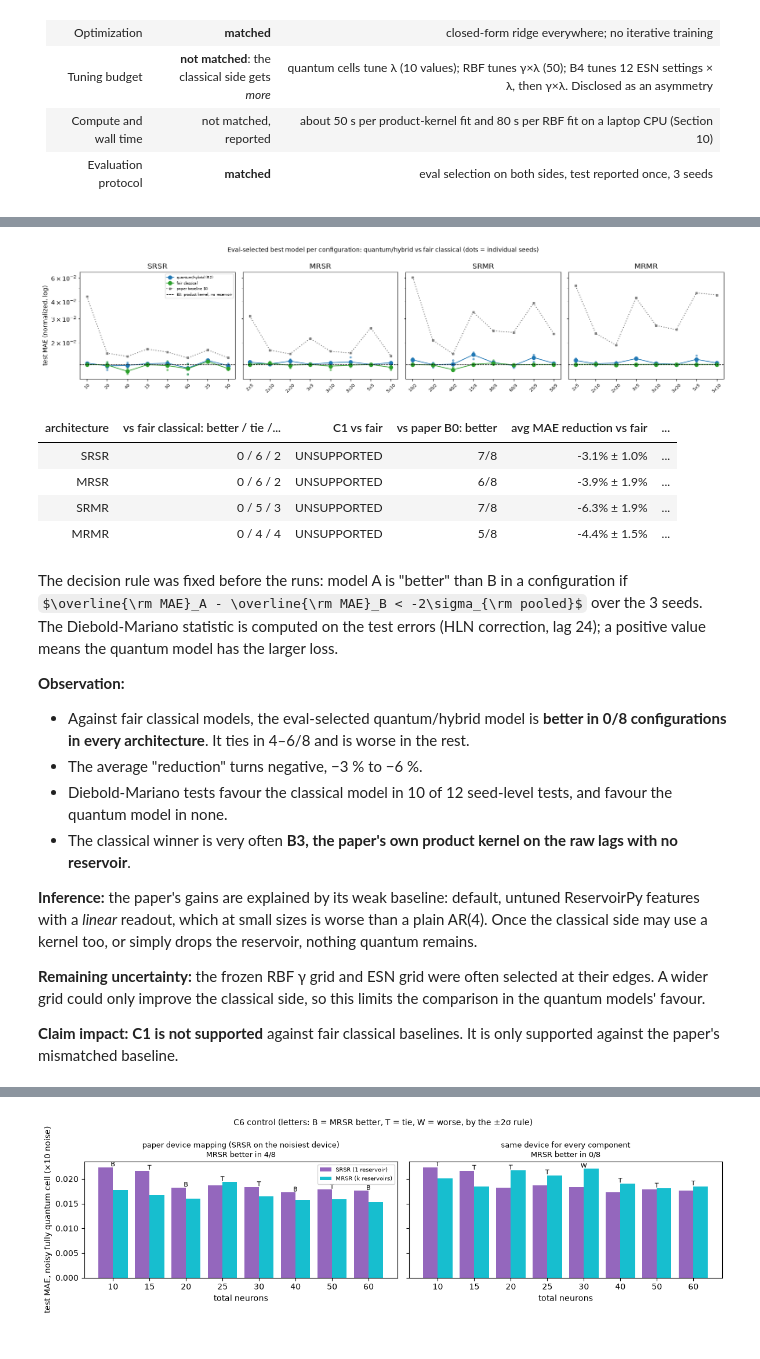
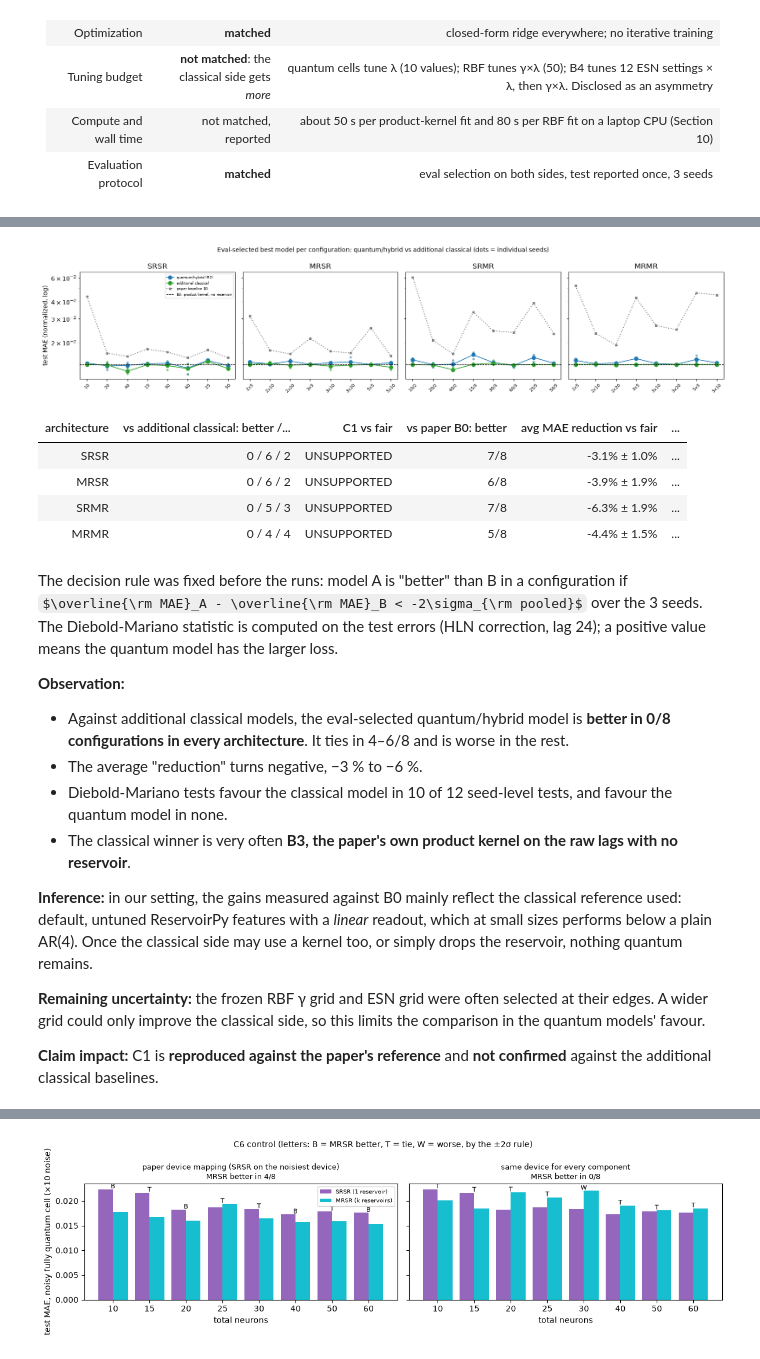
Before and after one commit to jricc/reproduced_papers, a Jupyter notebook: papers/distributed_qrc/notebook.ipynb, the cells around one changed output, grey strips where cells are left out. Saved outputs shown, nothing was run; the diff lists cells and outputs as text; code cells hidden in the pictures; some formulas as TeX source.

Commit message:
distributed_qrc: review pass (tables, figures, tone, references)

```diff
--- a/papers/distributed_qrc/notebook.ipynb
+++ b/papers/distributed_qrc/notebook.ipynb
@@ -361,7 +397,7 @@ for arch, exp in ARCHS.items():
     df = pd.read_csv(RESULTS / f"{exp}-R2_vs_paper.csv")
     for cell in ["quantum_ideal|quantum_kernel_ideal", "classical|quantum_kernel_ideal", "quantum_ideal|linear", "classical|linear", "quantum_noisy|quantum_kernel_noisy"]:
         g = df[(df.reservoir + "|" + df.readout) == cell]
-        rows.append({"architecture": arch.upper(), "cell": cell, "configs within 12 %": f"{int((g.mae_rel.abs() <= 0.12).sum())}/8",
+        rows.append({"architecture": arch.upper(), "paper tables": ", ".join(sorted(set(g.paper_table), key=lambda t: int(t[1:]))), "cell": cell, "configs within 5 %": f"{int((g.mae_rel.abs() <= 0.05).sum())}/8", "configs within 12 %": f"{int((g.mae_rel.abs() <= 0.12).sum())}/8",
                      "median rel. Δ MAE": g.mae_rel.median(), "ours (mean MAE)": g.mae_ours.mean(), "paper (mean MAE)": g.mae_paper.mean()})
 cell_table = pd.DataFrame(rows)
 display(cell_table.style.format({"median rel. Δ MAE": "{:+.0%}", "ours (mean MAE)": "{:.4f}", "paper (mean MAE)": "{:.4f}"}).hide(axis="index"))
@@ -474,10 +510,10 @@ for arch in ARCHS:
         q, c, m = (sel[k]["picks"] for k in ("quantum", "fair_classical", "merlin"))
         rows.append({"arch": arch.upper(), "config": config,
                      "quantum (eval-sel.)": np.mean([p["test_mae"] for p in q]), "q seeds": " ".join(f"{p['test_mae']:.4f}" for p in q),
-                     "fair classical (eval-sel.)": np.mean([p["test_mae"] for p in c]), "c seeds": " ".join(f"{p['test_mae']:.4f}" for p in c),
+                     "additional classical (eval-sel.)": np.mean([p["test_mae"] for p in c]), "c seeds": " ".join(f"{p['test_mae']:.4f}" for p in c),
                      "classical cell(s)": ", ".join(sorted({p["cell"] for p in c})),
                      "paper baseline B0": a["per_configuration"][config]["classical|linear"]["mean"],
                      "verdict": a["claims"]["C1_vs_fair_classical"]["configurations"][config]["verdict"]})
 fair_table = pd.DataFrame(rows)
-display(fair_table.style.format({"quantum (eval-sel.)": "{:.4f}", "fair classical (eval-sel.)": "{:.4f}", "paper baseline B0": "{:.4f}"}).hide(axis="index"))
+display(fair_table.style.format({"quantum (eval-sel.)": "{:.4f}", "additional classical (eval-sel.)": "{:.4f}", "paper baseline B0": "{:.4f}"}).hide(axis="index"))
 # %% [output]
@@ -501,19 +537,19 @@ display(fair_table.style.format({"quantum (eval-sel.)": "{:.4f}", "fair classica
 # %%
 fig, axes = plt.subplots(1, 4, figsize=(16, 3.6), sharey=True)
 for ax, arch in zip(axes, ARCHS):
     sub = fair_table[fair_table.arch == arch.upper()]
     x = np.arange(len(sub))
-    for col, seeds, color, label in (("quantum (eval-sel.)", "q seeds", COLORS["quantum"], "quantum/hybrid (R2)"), ("fair classical (eval-sel.)", "c seeds", COLORS["classical"], "fair classical")):
+    for col, seeds, color, label in (("quantum (eval-sel.)", "q seeds", COLORS["quantum"], "quantum/hybrid (R2)"), ("additional classical (eval-sel.)", "c seeds", COLORS["classical"], "additional classical")):
         ax.plot(x, sub[col], color=color, marker="o", lw=1.2, label=label)
         for i, s in enumerate(sub[seeds]):  # individual seeds
             ax.scatter([i] * 3, [float(v) for v in s.split()], color=color, s=8, alpha=0.5)
     ax.plot(x, sub["paper baseline B0"], color=COLORS["b0"], ls=":", marker="s", ms=3, label="paper baseline B0")
     ax.axhline(fair["architectures"][arch]["per_configuration"][sub.config.iloc[0]]["raw_lags|quantum_kernel_ideal"]["mean"], color="k", ls="--", lw=0.8, label="B3: product kernel, no reservoir")
     ax.set_xticks(x, sub.config, rotation=45, fontsize=7); ax.set_yscale("log"); ax.set_title(arch.upper())
 axes[0].set_ylabel("test MAE (normalized, log)"); axes[0].legend(fontsize=6)
-fig.suptitle("Eval-selected best model per configuration: quantum/hybrid vs fair classical (dots = individual seeds)", fontsize=10); plt.tight_layout(); plt.show()
+fig.suptitle("Eval-selected best model per configuration: quantum/hybrid vs additional classical (dots = individual seeds)", fontsize=10); plt.tight_layout(); plt.show()
 # %% [output]
-[figure, old version]
+[figure, new version]
 # %%
 rows = []
 for arch in ARCHS:
@@ -521,13 +557,13 @@ for arch in ARCHS:
     c1, b0 = a["claims"]["C1_vs_fair_classical"], a["claims"]["C1_vs_paper_baseline_B0"]
     h = a["E7_headline_vs_fair_classical"]["mae"]
     dm = [r for r in a["diebold_mariano"]["rows"] if r["loss"] == "abs" and r["lag"] == 24]
-    rows.append({"architecture": arch.upper(), "vs fair classical: better / tie / worse": f"{c1['counts']['better']} / {c1['counts']['tie']} / {c1['counts']['worse']}",
+    rows.append({"architecture": arch.upper(), "vs additional classical: better / tie / worse": f"{c1['counts']['better']} / {c1['counts']['tie']} / {c1['counts']['worse']}",
                  "C1 vs fair": c1["outcome"], "vs paper B0: better": f"{b0['counts']['better']}/8",
                  "avg MAE reduction vs fair": f"{h['average']['mean']:+.1%} ± {h['average']['std']:.1%}",
                  f"DM at headline config (seeds 0,1,2)": " ".join(f"{r['dm']:+.1f}" for r in dm)})
 display(pd.DataFrame(rows).style.hide(axis="index"))
 # %% [output]
-| architecture | vs fair classical: better / tie /... | C1 vs fair | vs paper B0: better | avg MAE reduction vs fair | ... |
+| architecture | vs additional classical: better /... | C1 vs fair | vs paper B0: better | avg MAE reduction vs fair | ... |
 | SRSR | 0 / 6 / 2 | UNSUPPORTED | 7/8 | -3.1% ± 1.0% | ... |
 | MRSR | 0 / 6 / 2 | UNSUPPORTED | 6/8 | -3.9% ± 1.9% | ... |
 | SRMR | 0 / 5 / 3 | UNSUPPORTED | 7/8 | -6.3% ± 1.9% | ... |
@@ -536,16 +572,16 @@ display(pd.DataFrame(rows).style.hide(axis="index"))
 The decision rule was fixed before the runs: model A is "better" than B in a configuration if $\overline{\rm MAE}_A - \overline{\rm MAE}_B < -2\sigma_{\rm pooled}$ over the 3 seeds. The Diebold-Mariano statistic is computed on the test errors (HLN correction, lag 24); a positive value means the quantum model has the larger loss.
 
 **Observation:**
-- Against fair classical models, the eval-selected quantum/hybrid model is **better in 0/8 configurations in every architecture**. It ties in 4–6/8 and is worse in the rest.
+- Against additional classical models, the eval-selected quantum/hybrid model is **better in 0/8 configurations in every architecture**. It ties in 4–6/8 and is worse in the rest.
 - The average "reduction" turns negative, −3 % to −6 %.
 - Diebold-Mariano tests favour the classical model in 10 of 12 seed-level tests, and favour the quantum model in none.
 - The classical winner is very often **B3, the paper's own product kernel on the raw lags with no reservoir**.
 
-**Inference:** the paper's gains are explained by its weak baseline: default, untuned ReservoirPy features with a *linear* readout, which at small sizes is worse than a plain AR(4). Once the classical side may use a kernel too, or simply drops the reservoir, nothing quantum remains.
+**Inference:** in our setting, the gains measured against B0 mainly reflect the classical reference used: default, untuned ReservoirPy features with a *linear* readout, which at small sizes performs below a plain AR(4). Once the classical side may use a kernel too, or simply drops the reservoir, nothing quantum remains.
 
 **Remaining uncertainty:** the frozen RBF γ grid and ESN grid were often selected at their edges. A wider grid could only improve the classical side, so this limits the comparison in the quantum models' favour.
 
-**Claim impact:** **C1 is not supported** against fair classical baselines. It is only supported against the paper's mismatched baseline.
+**Claim impact:** C1 is **reproduced against the paper's reference** and **not confirmed** against the additional classical baselines.
 # %% [markdown]
 ## 9. Controls that separate the paper's explanations from alternatives
 
```
Also changed, not shown: parts of 16 cells of this notebook, 59 other files.
